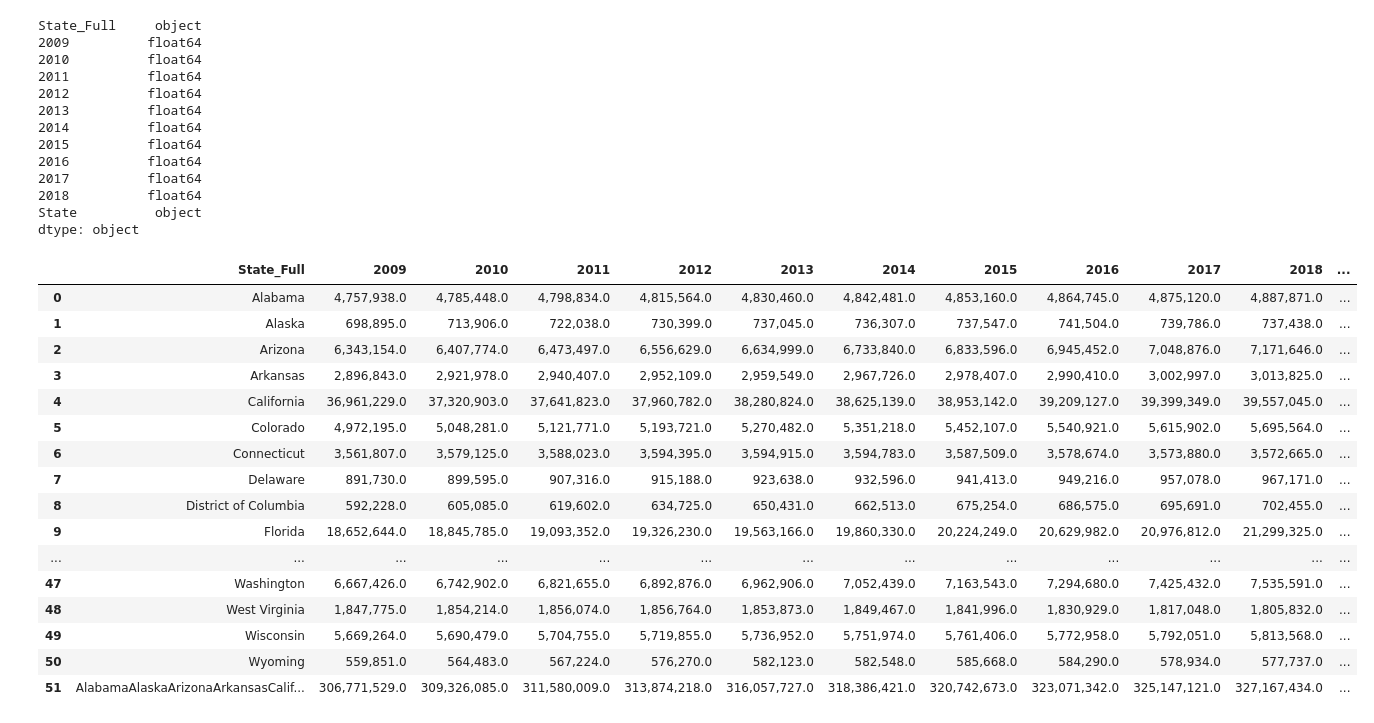
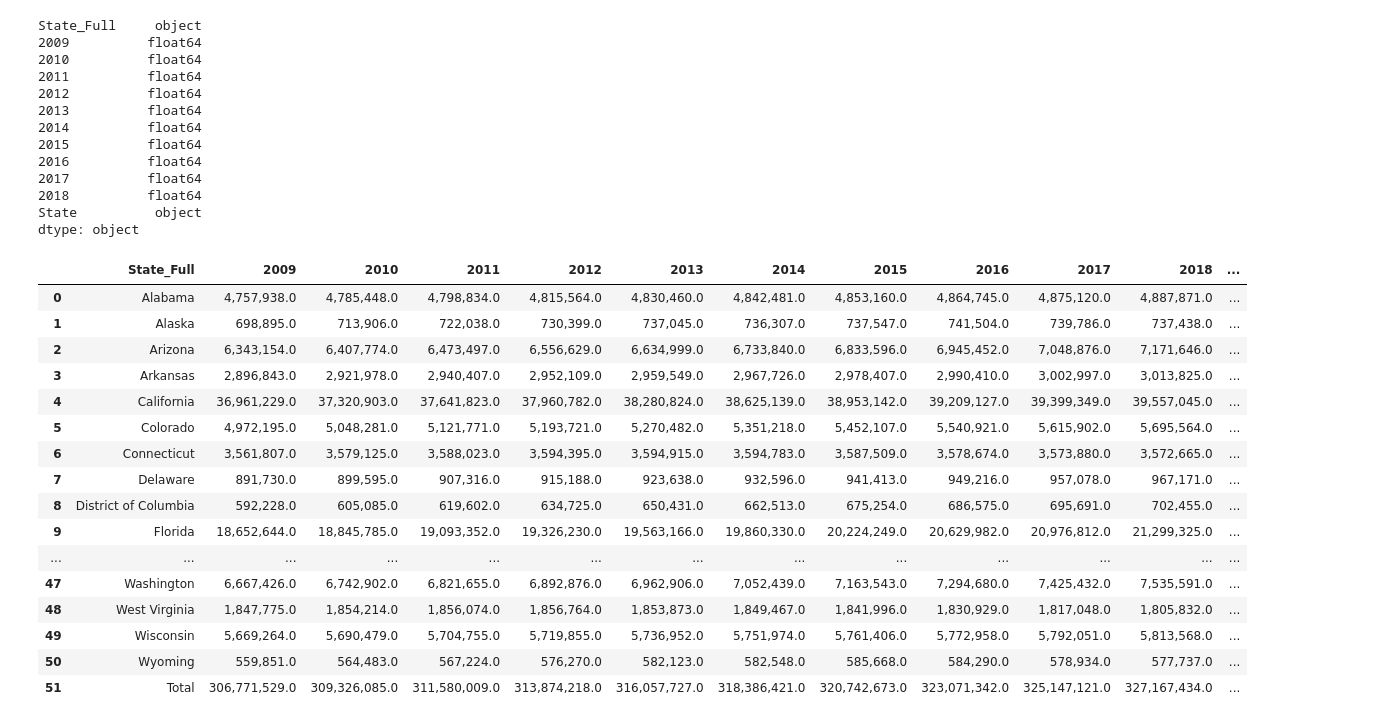
Before and after one commit to jdwright76/Project_1_group1.2, a Jupyter notebook: census_data/project_1_census.ipynb, the cells around one changed output. Cells and saved outputs as stored; diff of their text form; code cells hidden in the pictures.

```diff
--- a/census_data/project_1_census.ipynb
+++ b/census_data/project_1_census.ipynb
@@ -92,27 +92,27 @@ dtype: object
 # %%
 #population_years.loc['Total'] = population_years.sum()
 #population_years
 total = population_years.apply(np.sum)
-total['State'] = 'Total'
+total['State_Full'] = 'Total'
 population_total = population_years.append(pd.DataFrame(total.values, index=total.keys()).T, ignore_index=True)
 population_total
 # %% [output]
 |  | State_Full | 2009 | 2010 | 2011 | 2012 | 2013 | 2014 | 2015 | 2016 | 2017 | 2018 | ... |
 | 0 | Alabama | 4,757,938.0 | 4,785,448.0 | 4,798,834.0 | 4,815,564.0 | 4,830,460.0 | 4,842,481.0 | 4,853,160.0 | 4,864,745.0 | 4,875,120.0 | 4,887,871.0 | ... |
 | 1 | Alaska | 698,895.0 | 713,906.0 | 722,038.0 | 730,399.0 | 737,045.0 | 736,307.0 | 737,547.0 | 741,504.0 | 739,786.0 | 737,438.0 | ... |
 | 2 | Arizona | 6,343,154.0 | 6,407,774.0 | 6,473,497.0 | 6,556,629.0 | 6,634,999.0 | 6,733,840.0 | 6,833,596.0 | 6,945,452.0 | 7,048,876.0 | 7,171,646.0 | ... |
 | 3 | Arkansas | 2,896,843.0 | 2,921,978.0 | 2,940,407.0 | 2,952,109.0 | 2,959,549.0 | 2,967,726.0 | 2,978,407.0 | 2,990,410.0 | 3,002,997.0 | 3,013,825.0 | ... |
 | 4 | California | 36,961,229.0 | 37,320,903.0 | 37,641,823.0 | 37,960,782.0 | 38,280,824.0 | 38,625,139.0 | 38,953,142.0 | 39,209,127.0 | 39,399,349.0 | 39,557,045.0 | ... |
 | 5 | Colorado | 4,972,195.0 | 5,048,281.0 | 5,121,771.0 | 5,193,721.0 | 5,270,482.0 | 5,351,218.0 | 5,452,107.0 | 5,540,921.0 | 5,615,902.0 | 5,695,564.0 | ... |
 | 6 | Connecticut | 3,561,807.0 | 3,579,125.0 | 3,588,023.0 | 3,594,395.0 | 3,594,915.0 | 3,594,783.0 | 3,587,509.0 | 3,578,674.0 | 3,573,880.0 | 3,572,665.0 | ... |
 | 7 | Delaware | 891,730.0 | 899,595.0 | 907,316.0 | 915,188.0 | 923,638.0 | 932,596.0 | 941,413.0 | 949,216.0 | 957,078.0 | 967,171.0 | ... |
 | 8 | District of Columbia | 592,228.0 | 605,085.0 | 619,602.0 | 634,725.0 | 650,431.0 | 662,513.0 | 675,254.0 | 686,575.0 | 695,691.0 | 702,455.0 | ... |
 | 9 | Florida | 18,652,644.0 | 18,845,785.0 | 19,093,352.0 | 19,326,230.0 | 19,563,166.0 | 19,860,330.0 | 20,224,249.0 | 20,629,982.0 | 20,976,812.0 | 21,299,325.0 | ... |
 | ... | ... | ... | ... | ... | ... | ... | ... | ... | ... | ... | ... | ... |
 | 47 | Washington | 6,667,426.0 | 6,742,902.0 | 6,821,655.0 | 6,892,876.0 | 6,962,906.0 | 7,052,439.0 | 7,163,543.0 | 7,294,680.0 | 7,425,432.0 | 7,535,591.0 | ... |
 | 48 | West Virginia | 1,847,775.0 | 1,854,214.0 | 1,856,074.0 | 1,856,764.0 | 1,853,873.0 | 1,849,467.0 | 1,841,996.0 | 1,830,929.0 | 1,817,048.0 | 1,805,832.0 | ... |
 | 49 | Wisconsin | 5,669,264.0 | 5,690,479.0 | 5,704,755.0 | 5,719,855.0 | 5,736,952.0 | 5,751,974.0 | 5,761,406.0 | 5,772,958.0 | 5,792,051.0 | 5,813,568.0 | ... |
 | 50 | Wyoming | 559,851.0 | 564,483.0 | 567,224.0 | 576,270.0 | 582,123.0 | 582,548.0 | 585,668.0 | 584,290.0 | 578,934.0 | 577,737.0 | ... |
-| 51 | AlabamaAlaskaArizonaArkansasCalif... | 306,771,529.0 | 309,326,085.0 | 311,580,009.0 | 313,874,218.0 | 316,057,727.0 | 318,386,421.0 | 320,742,673.0 | 323,071,342.0 | 325,147,121.0 | 327,167,434.0 | ... |
+| 51 | Total | 306,771,529.0 | 309,326,085.0 | 311,580,009.0 | 313,874,218.0 | 316,057,727.0 | 318,386,421.0 | 320,742,673.0 | 323,071,342.0 | 325,147,121.0 | 327,167,434.0 | ... |
 # %%
 population_total.to_csv("Population by State -2009-18.csv", mode='a',index=False)
```
Also changed, not shown: 1 other file.
